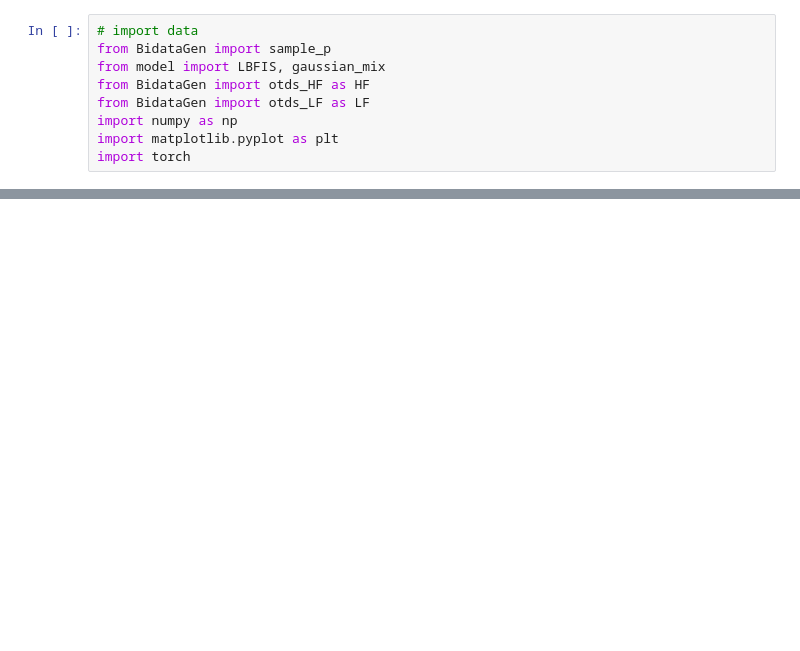
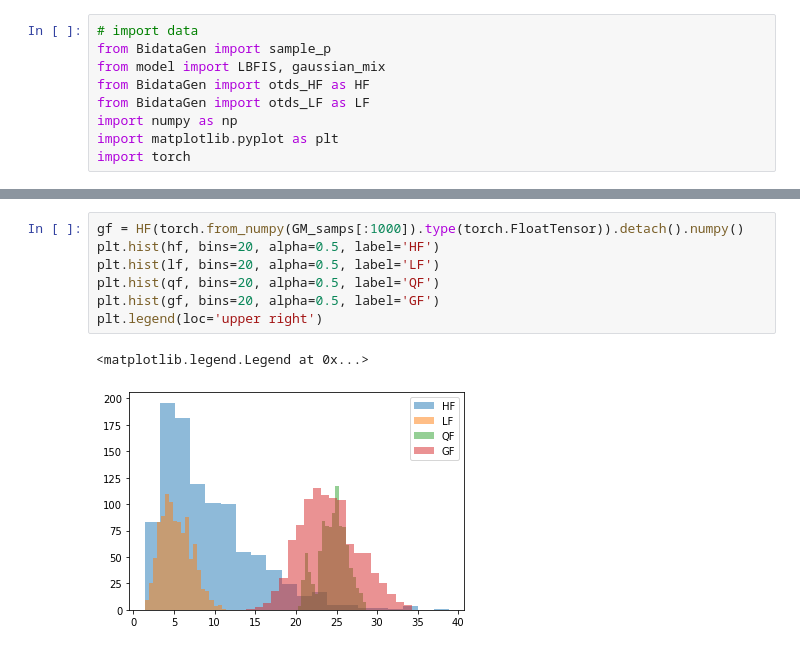
Before and after one commit to CU-UQ/L-BF-IS, a Jupyter notebook: notebooks/one-k.ipynb, the cells around one changed output, grey strips where cells are left out. Saved outputs shown, nothing was run; the diff lists cells and outputs as text; blank space fills up the shorter version.

```diff
--- a/notebooks/one-k.ipynb
+++ b/notebooks/one-k.ipynb
@@ -109,3 +166,13 @@ tensor(0.0578)
+# %%
+gf = HF(torch.from_numpy(GM_samps[:1000]).type(torch.FloatTensor)).detach().numpy()
+plt.hist(hf, bins=20, alpha=0.5, label='HF')
+plt.hist(lf, bins=20, alpha=0.5, label='LF')
+plt.hist(qf, bins=20, alpha=0.5, label='QF')
+plt.hist(gf, bins=20, alpha=0.5, label='GF')
+plt.legend(loc='upper right')
+# %% [output]
+<matplotlib.legend.Legend at 0x...>
+[figure, added]
 # %%
 MC_N_lst = (10**np.linspace(1, 4, 10)).astype('int')
 MC = []
```
Also changed, not shown: parts of 8 cells of this notebook.
